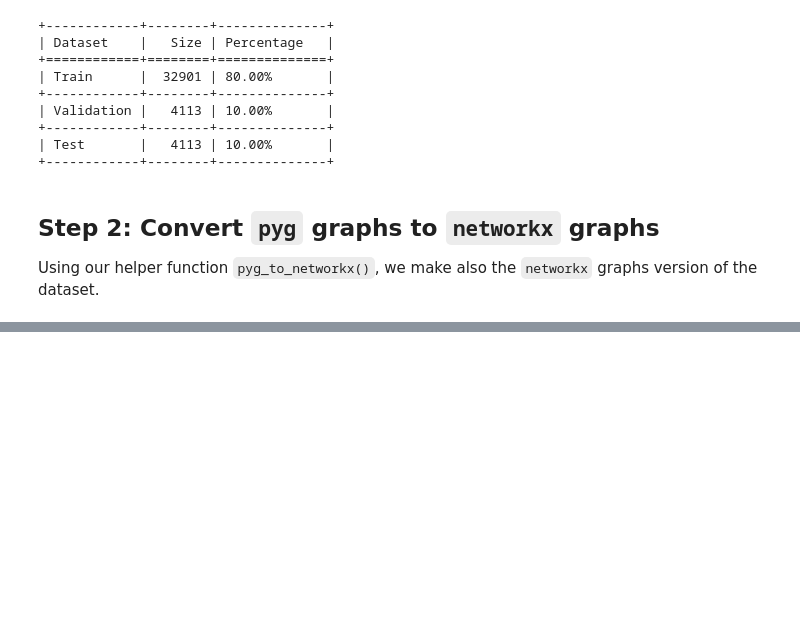
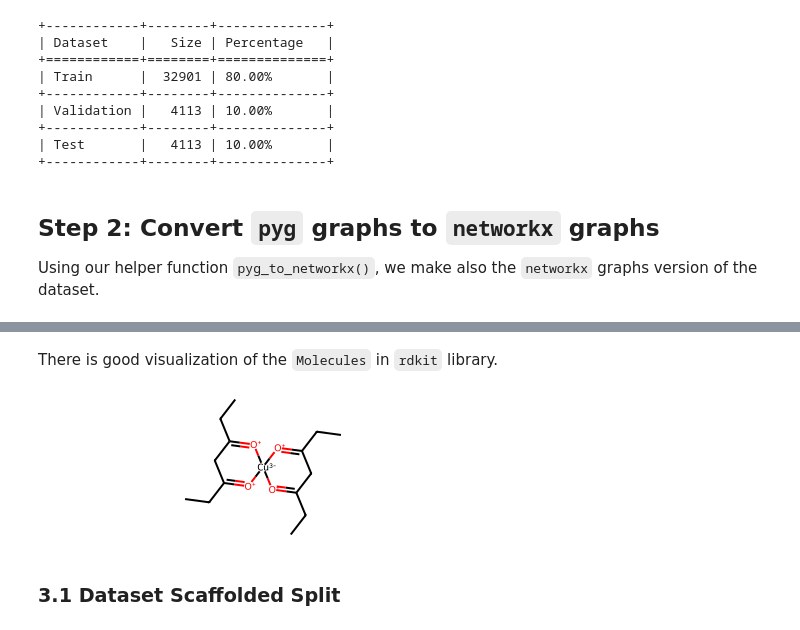
Before and after one commit to alivefghi/ogbg_molhiv_aut_agm, a Jupyter notebook: code/notebooks/ogbg-molhiv-smiles.ipynb, the cells around one changed output, grey strips where cells are left out. Cells and saved outputs as stored; diff of their text form; code cells hidden in the pictures; blank space fills up the shorter version.

```diff
--- a/code/notebooks/ogbg-molhiv-smiles.ipynb
+++ b/code/notebooks/ogbg-molhiv-smiles.ipynb
@@ -151,7 +180,5 @@ sys.path.append('..')  # Add parent directory to Python path
 
 from utils.utils import pyg_to_networkx
 
-train_nx_graphs = [pyg_to_networkx(i) for i in train_pyg_graphs]
-valid_nx_graphs = [pyg_to_networkx(i) for i in valid_pyg_graphs]
-test_nx_graphs = [pyg_to_networkx(i) for i in test_pyg_graphs]
+nx_graphs = [pyg_to_networkx(i) for i in dataset]
 # %% [markdown]
@@ -199,0 +188,33 @@ test_dataset['num_edges'] = test_dataset['pyg_graph'].apply(lambda pyg_graph: py
+# %%
+data = pd.read_csv(f"D:\\Projects\\ogbg_molhiv_aut_agm\\code\\notebooks\\dataset\\ogbg_molhiv\\mapping\\mol.csv.gz".replace("-", "_"))
+smiles = data["smiles"]
+outcome = data.set_index ("smiles").drop(["mol_id"], axis = 1)
+
+smi = data.smiles
+mol = [Chem.MolFromSmiles(x) for x in smi]
+
+df = pd.DataFrame()
+
+pyg_graphs = [i for i in dataset]
+
+df["pyg_graph"] = pyg_graphs
+df["nx_graphs"] = nx_graphs
+df['num_nodes'] = df['pyg_graph'].apply(lambda pyg_graph: pyg_graph.num_nodes)
+df['num_edges'] = df['pyg_graph'].apply(lambda pyg_graph: pyg_graph.num_edges)
+df['mols'] = mol
+df['smiles'] = smi
+df['HIV_active'] = data.HIV_active
+
+bit_MFP = np.array([AllChem.GetMorganFingerprintAsBitVect(x,radius = 3, nBits=3*1024) for x in tqdm(mol)], dtype= np.int8)
+
+df["morgan_fp"] = [i for i in bit_MFP]
+
+rdfp = np.array([Chem.RDKFingerprint(x, maxPath = 5, bitInfo={})for x in tqdm(mol)], dtype = np.int8)
+df["rdkit_fp"] = [i for i in rdfp]
+
+Mac = [MACCSkeys.GenMACCSKeys(x) for x in tqdm(mol)]
+Mac = np.array(Mac, dtype=np.int8)
+df["maccs_keys"] = [i for i in Mac]
+
+
+df["Morg_rd_Mac"] = [np.concatenate((bit_MFP[i], rdfp[i], Mac[i]), axis=0) for i in range(len(bit_MFP))]
@@ -199,0 +233,8 @@ test_dataset['num_edges'] = test_dataset['pyg_graph'].apply(lambda pyg_graph: py
+# %% [markdown]
+There is good visualization of the `Molecules` in `rdkit` library.
+# %%
+df.iloc[0].mols
+# %% [output]
+[figure, added]
+# %% [markdown]
+### 3.1 Dataset Scaffolded Split
```
Also changed, not shown: parts of 48 cells of this notebook.
